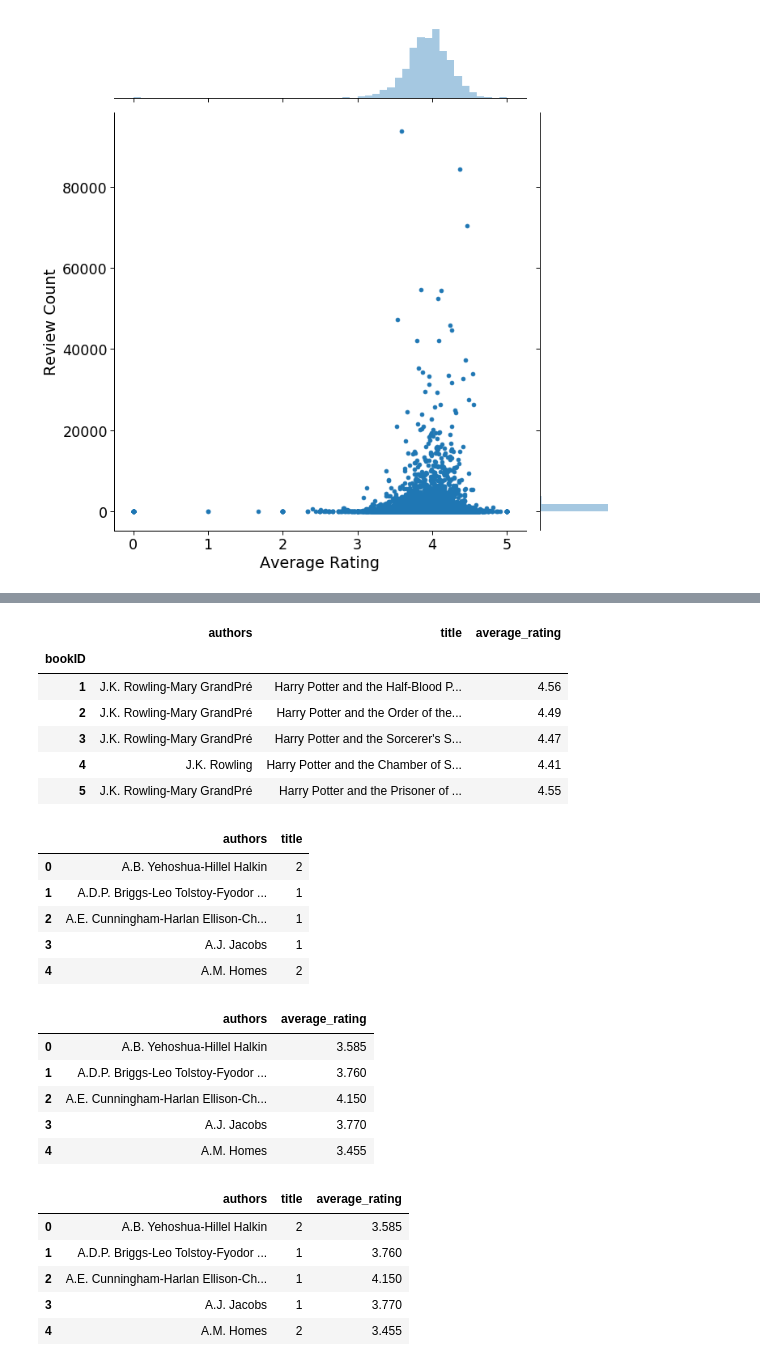
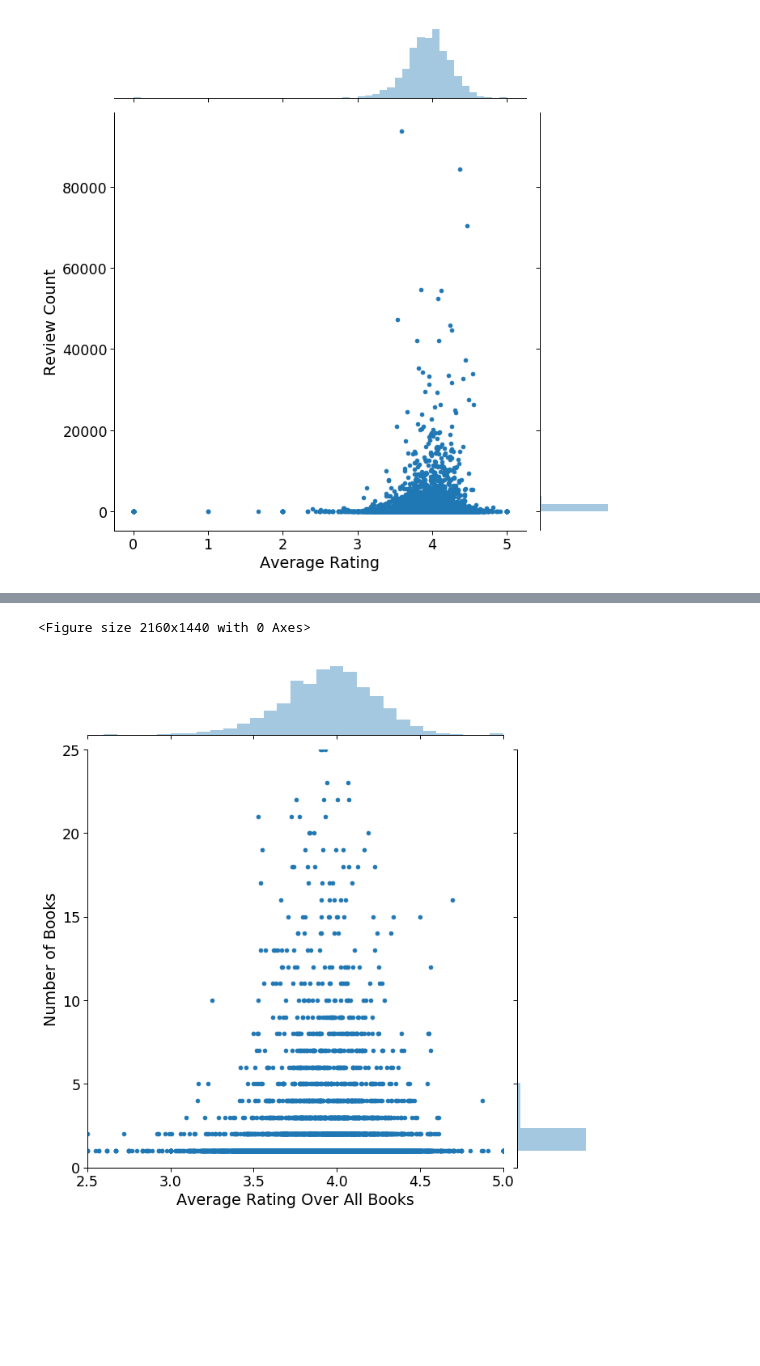
Before and after one commit to DanielPDWalker/Goodreads-Exploratory-Data-Analysis, a Jupyter notebook: Goodreadsbooks.ipynb, the cells around one changed output, grey strips where cells are left out. Cells and saved outputs as stored; diff of their text form; code cells hidden in the pictures; blank space fills up the shorter version.

```diff
--- a/Goodreadsbooks.ipynb
+++ b/Goodreadsbooks.ipynb
@@ -325,38 +324,10 @@ ValueError: Could not interpret input 'text_reviews_count'
-# %%
-most_books.head()
-# %% [output]
-|  | authors | title | average_rating |
-| bookID |  |  |  |
-| 1 | J.K. Rowling-Mary GrandPré | Harry Potter and the Half-Blood P... | 4.56 |
-| 2 | J.K. Rowling-Mary GrandPré | Harry Potter and the Order of the... | 4.49 |
-| 3 | J.K. Rowling-Mary GrandPré | Harry Potter and the Sorcerer's S... | 4.47 |
-| 4 | J.K. Rowling | Harry Potter and the Chamber of S... | 4.41 |
-| 5 | J.K. Rowling-Mary GrandPré | Harry Potter and the Prisoner of ... | 4.55 |
-# %%
-most_books2.head()
-# %% [output]
-|  | authors | title |
-| 0 | A.B. Yehoshua-Hillel Halkin | 2 |
-| 1 | A.D.P. Briggs-Leo Tolstoy-Fyodor ... | 1 |
-| 2 | A.E. Cunningham-Harlan Ellison-Ch... | 1 |
-| 3 | A.J. Jacobs | 1 |
-| 4 | A.M. Homes | 2 |
-# %%
-most_books3.head()
-# %% [output]
-|  | authors | average_rating |
-| 0 | A.B. Yehoshua-Hillel Halkin | 3.585 |
-| 1 | A.D.P. Briggs-Leo Tolstoy-Fyodor ... | 3.760 |
-| 2 | A.E. Cunningham-Harlan Ellison-Ch... | 4.150 |
-| 3 | A.J. Jacobs | 3.770 |
-| 4 | A.M. Homes | 3.455 |
-# %%
-most_books4 = pd.merge(most_books2, most_books3, on='authors', how='inner')
-most_books4.head()
-# %% [output]
-|  | authors | title | average_rating |
-| 0 | A.B. Yehoshua-Hillel Halkin | 2 | 3.585 |
-| 1 | A.D.P. Briggs-Leo Tolstoy-Fyodor ... | 1 | 3.760 |
-| 2 | A.E. Cunningham-Harlan Ellison-Ch... | 1 | 4.150 |
-| 3 | A.J. Jacobs | 1 | 3.770 |
-| 4 | A.M. Homes | 2 | 3.455 |
+# %%
+# Zoom in on the dense part of the above graph (MENTION x/y limits!)
+plt.figure(figsize=(30,20))
+sns.set_context('paper', font_scale=2.0)
+ax = sns.jointplot(x="average_rating",y='title', kind='scatter',  data=most_books4[['average_rating', 'title']], height=10, xlim=(2.5, 5), ylim=(0, 25))
+ax.set_axis_labels("Average Rating Over All Books", "Number of Books")
+plt.show()
+# %% [output]
+<Figure size 2160x1440 with 0 Axes>
+[figure, added]
```
Also changed, not shown: parts of 9 cells of this notebook.
